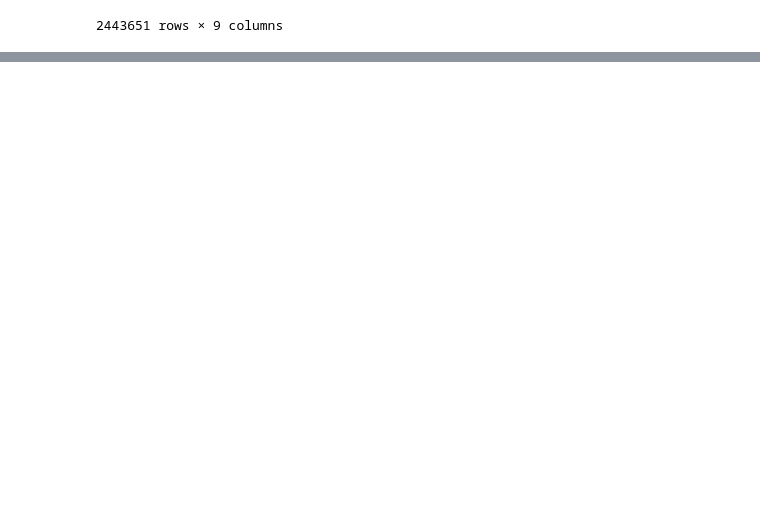
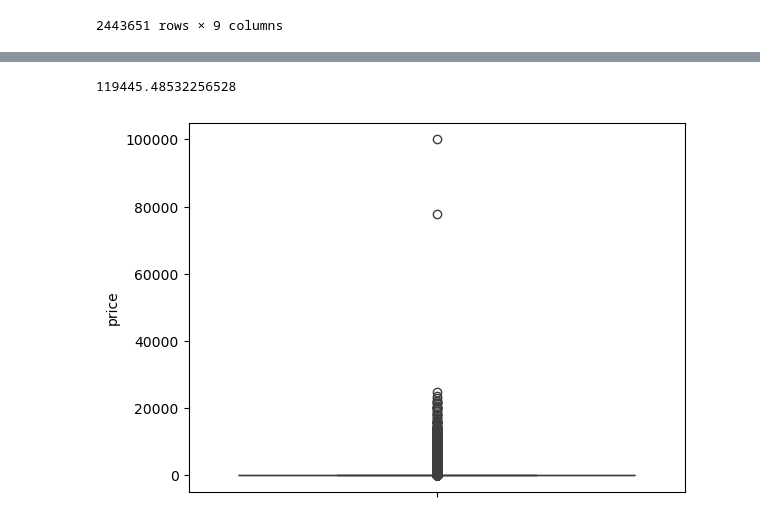
Before and after one commit to claudiasanchez07/lab-eda-univariate, a Jupyter notebook: univariate.ipynb, the cells around one changed output, grey strips where cells are left out. Drawn from its saved outputs; the diff is of its cells as text; code cells hidden in the pictures; blank space fills up the shorter version.

```diff
--- a/univariate.ipynb
+++ b/univariate.ipynb
@@ -119,0 +73,12 @@ kpi_summary
+# %%
+df['price'].var()
+#Disperse variance tell us that prices are widely disperse
+# %% [output]
+119445.48532256528
+# %%
+sns.boxplot(data=df['price'])
+plt.show()
+#we can see that most of the products are listed at very low prices
+# The few listings are priced significally higher, these are the outliers
+# %% [output]
+[figure, added]
```
Also changed, not shown: parts of 18 cells of this notebook.
